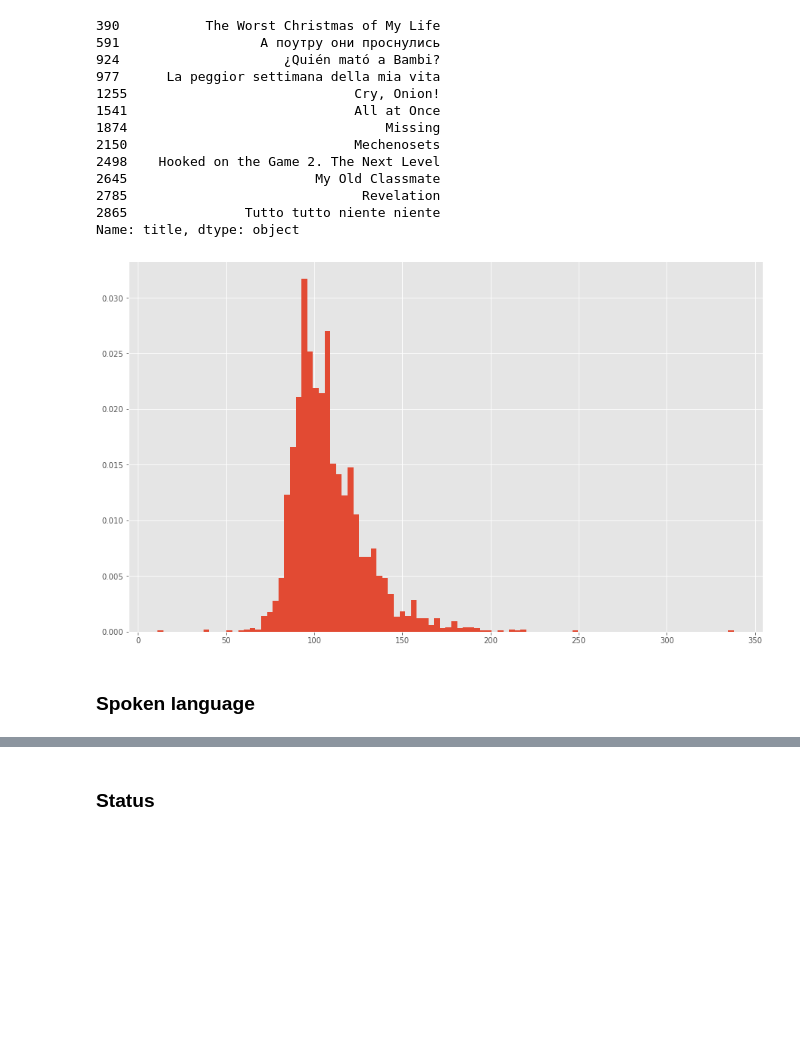
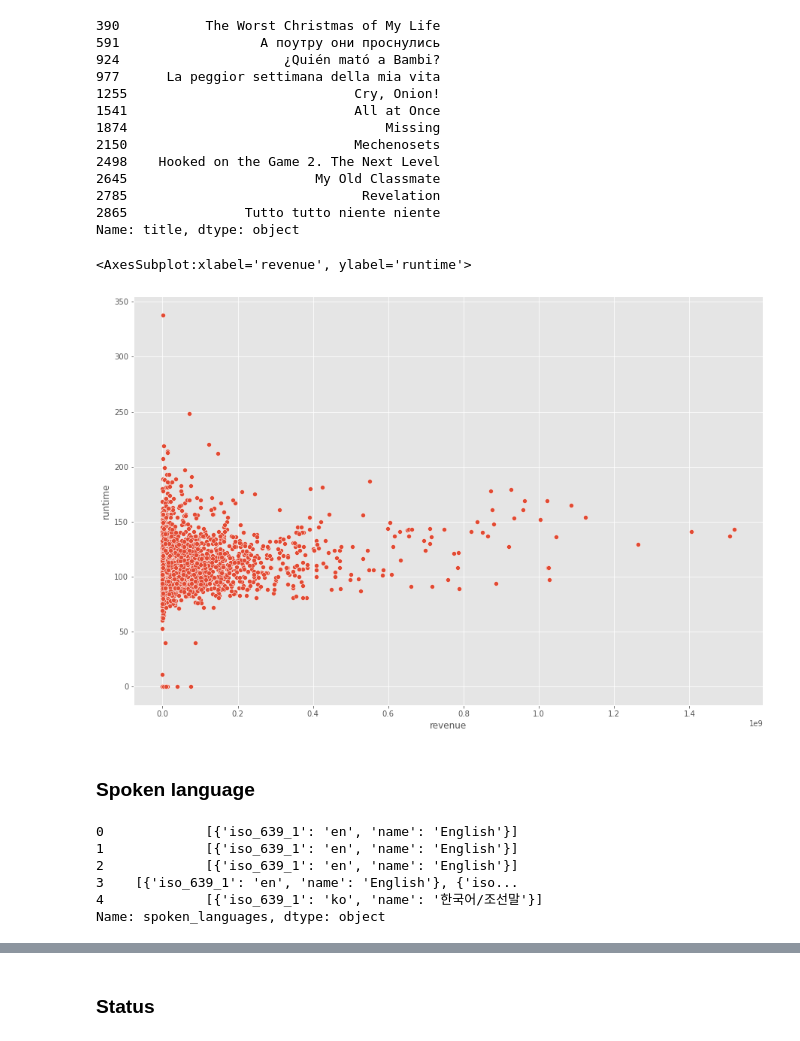
Before and after one commit to eydeem/Movie-prediction, a Jupyter notebook: main.ipynb, the cells around one changed output, grey strips where cells are left out. Saved outputs shown, nothing was run; the diff lists cells and outputs as text; code cells hidden in the pictures; blank space fills up the shorter version.

```diff
--- a/main.ipynb
+++ b/main.ipynb
@@ -808,9 +809,9 @@ train[train['runtime'] == 0]['title']
 Name: title, dtype: object
 # %%
 train['runtime'] = train['runtime'].apply(lambda x: mean_rt if x == 0 else x)
-# %%
-plt.figure(figsize=(15,9))
-plt.hist(train['runtime'], bins = 100, density = True)
-plt.show()
-# %% [output]
-[figure, removed]
+# %%
+plt.figure(figsize=(15,10))
+sns.scatterplot(x = 'revenue', y = 'runtime', data = train)
+# %% [output]
+<AxesSubplot:xlabel='revenue', ylabel='runtime'>
+[figure, added]
@@ -818,3 +821,12 @@ plt.show()
 ### Spoken language
 # %%
 train, test = import_data()
+# %%
+train['spoken_languages'].head()
+# %% [output]
+0             [{'iso_639_1': 'en', 'name': 'English'}]
+1             [{'iso_639_1': 'en', 'name': 'English'}]
+2             [{'iso_639_1': 'en', 'name': 'English'}]
+3    [{'iso_639_1': 'en', 'name': 'English'}, {'iso...
+4             [{'iso_639_1': 'ko', 'name': '한국어/조선말'}]
+Name: spoken_languages, dtype: object
```
Also changed, not shown: parts of 35 cells of this notebook.
